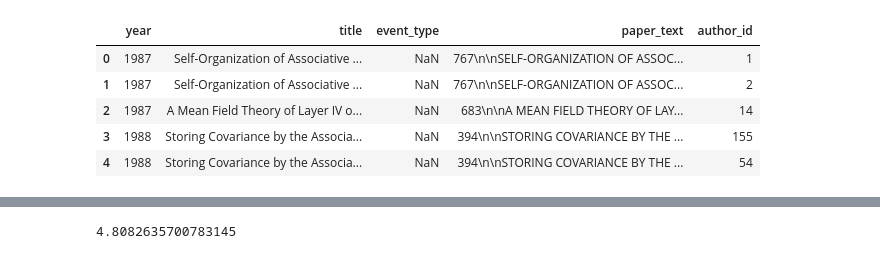
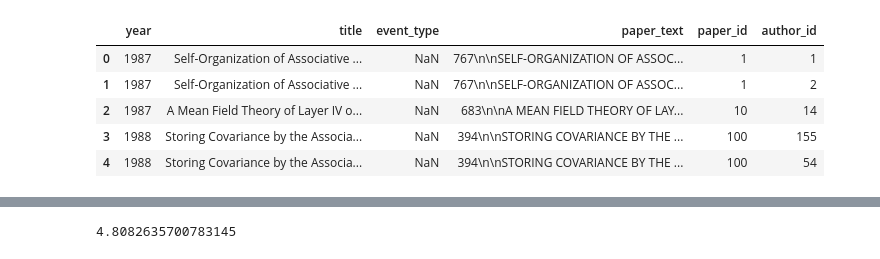
Before and after one commit to wwhite5/Springboard-Capstone-1-NLP, a Jupyter notebook: Notebooks/One_Author_advanced.ipynb, the cells around one changed output, grey strips where cells are left out. Saved outputs shown, nothing was run; the diff lists cells and outputs as text; code cells hidden in the pictures.

```diff
--- a/Notebooks/One_Author_advanced.ipynb
+++ b/Notebooks/One_Author_advanced.ipynb
@@ -31,13 +25,13 @@ papers_and_authors[papers_and_authors.duplicated(keep=False)]
 # %%
-auth_text_len = papers_and_authors.drop(['pdf_name', 'abstract', 'paper_id'], axis=1)
+auth_text_len = papers_and_authors.drop(['pdf_name', 'abstract'], axis=1)
 auth_text_len.head()
 # %% [output]
-|  | year | title | event_type | paper_text | author_id |
-| 0 | 1987 | Self-Organization of Associative ... | NaN | 767\n\nSELF-ORGANIZATION OF ASSOC... | 1 |
-| 1 | 1987 | Self-Organization of Associative ... | NaN | 767\n\nSELF-ORGANIZATION OF ASSOC... | 2 |
-| 2 | 1987 | A Mean Field Theory of Layer IV o... | NaN | 683\n\nA MEAN FIELD THEORY OF LAY... | 14 |
-| 3 | 1988 | Storing Covariance by the Associa... | NaN | 394\n\nSTORING COVARIANCE BY THE ... | 155 |
-| 4 | 1988 | Storing Covariance by the Associa... | NaN | 394\n\nSTORING COVARIANCE BY THE ... | 54 |
+|  | year | title | event_type | paper_text | paper_id | author_id |
+| 0 | 1987 | Self-Organization of Associative ... | NaN | 767\n\nSELF-ORGANIZATION OF ASSOC... | 1 | 1 |
+| 1 | 1987 | Self-Organization of Associative ... | NaN | 767\n\nSELF-ORGANIZATION OF ASSOC... | 1 | 2 |
+| 2 | 1987 | A Mean Field Theory of Layer IV o... | NaN | 683\n\nA MEAN FIELD THEORY OF LAY... | 10 | 14 |
+| 3 | 1988 | Storing Covariance by the Associa... | NaN | 394\n\nSTORING COVARIANCE BY THE ... | 100 | 155 |
+| 4 | 1988 | Storing Covariance by the Associa... | NaN | 394\n\nSTORING COVARIANCE BY THE ... | 100 | 54 |
 # %%
 print(len(auth_text_len.at[0, 'title']))
 
```
Also changed, not shown: parts of 23 cells of this notebook, 1 other file.
